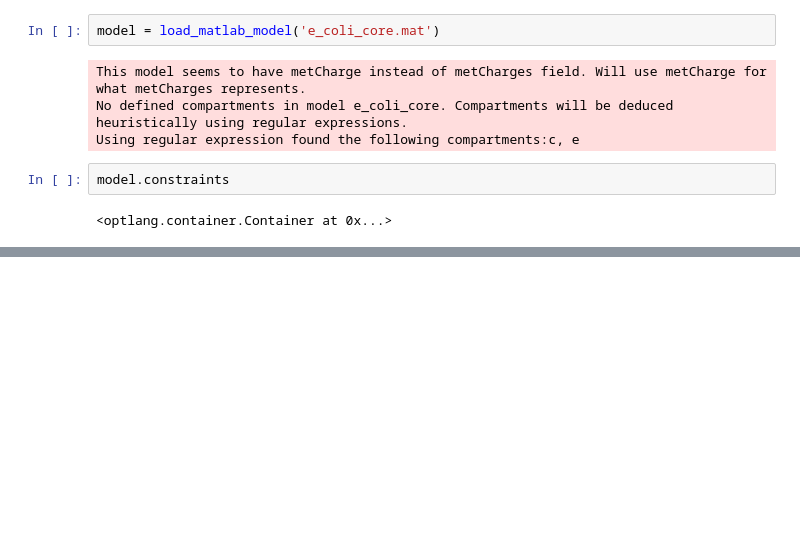
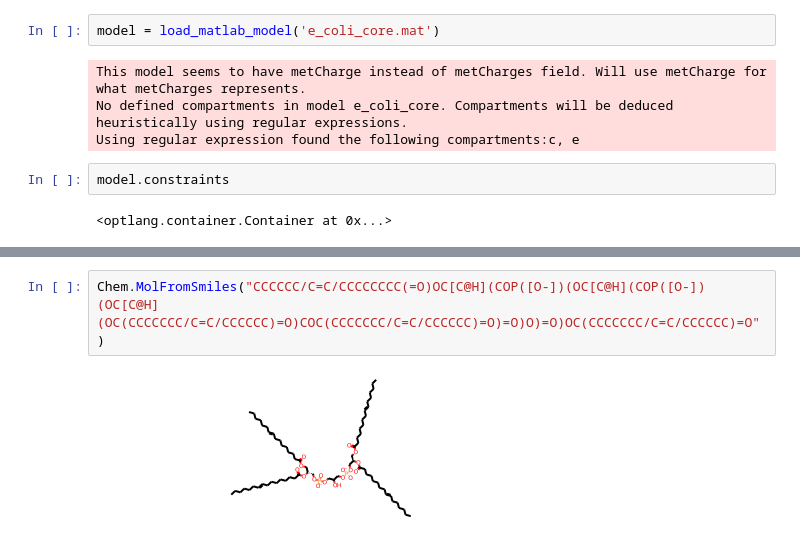
Before and after one commit to pgmikhael/clipzyme, a Jupyter notebook: notebooks/metabio.ipynb, the cells around one changed output, grey strips where cells are left out. Saved outputs shown, nothing was run; the diff lists cells and outputs as text; blank space fills up the shorter version.

```diff
--- a/notebooks/metabio.ipynb
+++ b/notebooks/metabio.ipynb
@@ -633,0 +1090,4 @@ model.constraints
+# %%
+Chem.MolFromSmiles("CCCCCC/C=C/CCCCCCCC(=O)OC[C@H](COP([O-])(OC[C@H](COP([O-])(OC[C@H](OC(CCCCCCC/C=C/CCCCCC)=O)COC(CCCCCCC/C=C/CCCCCC)=O)=O)O)=O)OC(CCCCCCC/C=C/CCCCCC)=O")
+# %% [output]
+[figure, added]
```
Also changed, not shown: parts of 60 cells of this notebook.
